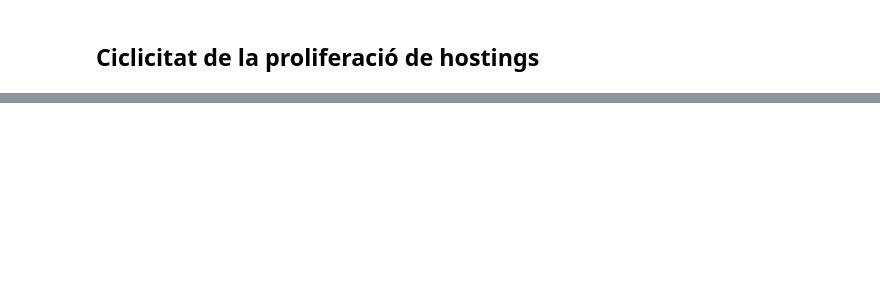
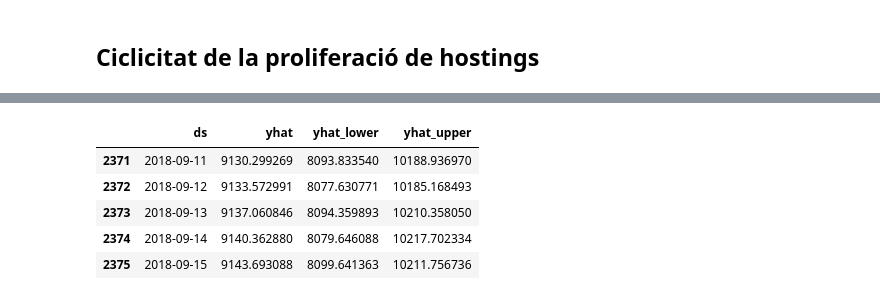
Before and after one commit to BielStela/InsideAirbnb, a Jupyter notebook: notebooks/Forecasting listing and hosting.ipynb, the cells around one changed output, grey strips where cells are left out. Cells and saved outputs as stored; diff of their text form; code cells hidden in the pictures; blank space fills up the shorter version.

```diff
--- a/notebooks/Forecasting listing and hosting.ipynb
+++ b/notebooks/Forecasting listing and hosting.ipynb
@@ -158,0 +164,8 @@ fig = decomposition.plot()
+# %%
+df_fore = pd.DataFrame(columns=('ds', 'y'))
+df_fore.ds = host_grow.index
+df_fore.y = host_grow.values
+# %%
+m = Prophet()
+# %%
+m.fit(df_fore)
@@ -158,0 +174,3 @@ fig = decomposition.plot()
+# %%
+future = m.make_future_dataframe(periods=550)
+future.tail()
@@ -158,0 +184,10 @@ fig = decomposition.plot()
+# %%
+forecast = m.predict(future)
+forecast[['ds', 'yhat', 'yhat_lower', 'yhat_upper']].tail()
+# %% [output]
+|  | ds | yhat | yhat_lower | yhat_upper |
+| 2371 | 2018-09-11 | 9130.299269 | 8093.833540 | 10188.936970 |
+| 2372 | 2018-09-12 | 9133.572991 | 8077.630771 | 10185.168493 |
+| 2373 | 2018-09-13 | 9137.060846 | 8094.359893 | 10210.358050 |
+| 2374 | 2018-09-14 | 9140.362880 | 8079.646088 | 10217.702334 |
+| 2375 | 2018-09-15 | 9143.693088 | 8099.641363 | 10211.756736 |
```
Also changed, not shown: parts of 21 cells of this notebook.
